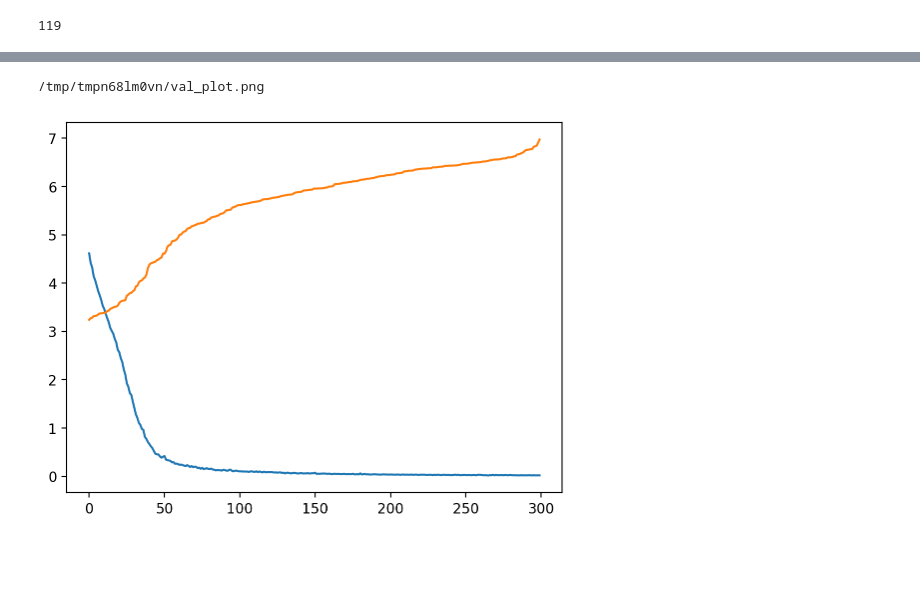
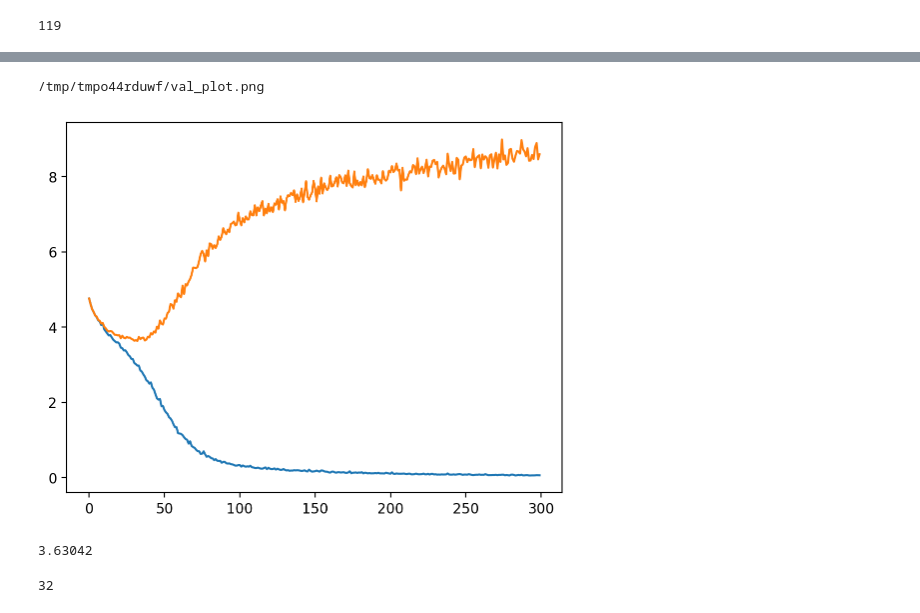
Before and after one commit to jsw6872/DataScience-ML-Spring, a Jupyter notebook: DL/lecture/cnn/dog_breed/alexnet.ipynb, the cells around one changed output, grey strips where cells are left out. Drawn from its saved outputs; the diff is of its cells as text; code cells hidden in the pictures; blank space fills up the shorter version.

```diff
--- a/DL/lecture/cnn/dog_breed/alexnet.ipynb
+++ b/DL/lecture/cnn/dog_breed/alexnet.ipynb
@@ -25,9 +25,11 @@ LEARNING_RATE = 0.0001
 # %% [markdown]
 ## Prepare dataset
 # %%
-train_transforms = transforms.Compose([transforms.RandomRotation(30),
+train_transforms = transforms.Compose([transforms.RandomRotation(60),
                                     #    transforms.RandomResizedCrop(224),
                                        transforms.RandomHorizontalFlip(),
+                                       # transforms.RandomVerticalFlip(),
+                                       transforms.RandomAffine(180, shear=20),
                                        transforms.ToTensor(), # 정규화 결과가 0 ~ 1
                                        transforms.Resize((227, 227)),
                                        transforms.RandomErasing(),
@@ -244,7 +246,7 @@ try:
         train_loss_msg += f' ---> {train_loss_list[i]}'
         val_loss_msg += f' ---> {val_loss_list[i]}'
 
-    post_msg = f'학습이 완료되었습니다\ntrain loss : {train_loss_msg}\nval loss : {val_loss_msg}'
+    post_msg = f'학습이 완료되었습니다\ntrain loss : {train_loss_msg}\nval loss : {val_loss_msg}\nbest val acc : {max(val_loss_list)}'
 
     res_ = post_message(config.token, config.channel_id, post_msg)
 
@@ -277,18 +273,26 @@ plt.savefig('val_plot.png')
 # %%
 import os
 import tempfile
 
 with tempfile.TemporaryDirectory() as tempDir:
     if os.path.exists(tempDir):
         plt.plot(train_loss_list)
         plt.plot(val_loss_list)
         plt.savefig(f'{tempDir}/val_plot.png')
         with open(f'{tempDir}/val_plot.png', 'rb') as f:
             content = f.read()
             # print('temp dir: ', tempDir)
-            post_message(config.token, config.channel_id, content)
+            # post_message(config.token, config.channel_id, content)
             post_file(config.user_token, config.channel_id, f.name, content)
             print(f.name)
 # %% [output]
-/tmp/tmpn68lm0vn/val_plot.png
+/tmp/tmpo44rduwf/val_plot.png
-[figure, old version]
+[figure, new version]
+# %%
+min(val_loss_list)
+# %% [output]
+3.63042
+# %%
+val_loss_list.index(min(val_loss_list))
+# %% [output]
+32
```
Also changed, not shown: parts of 2 cells of this notebook.
